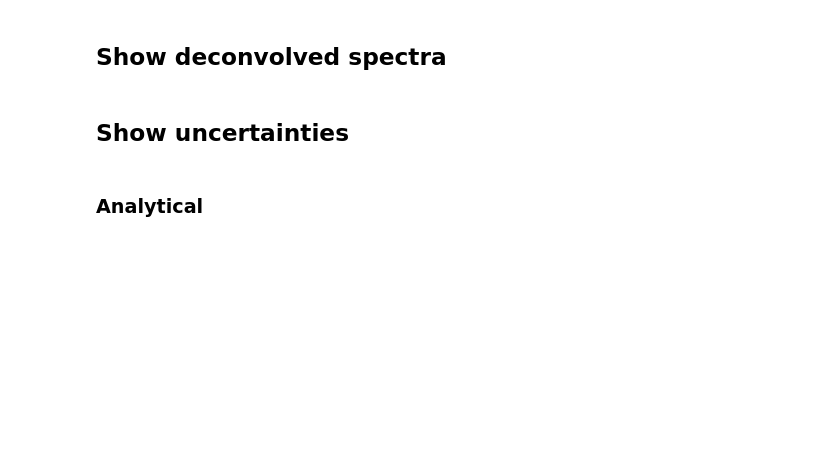
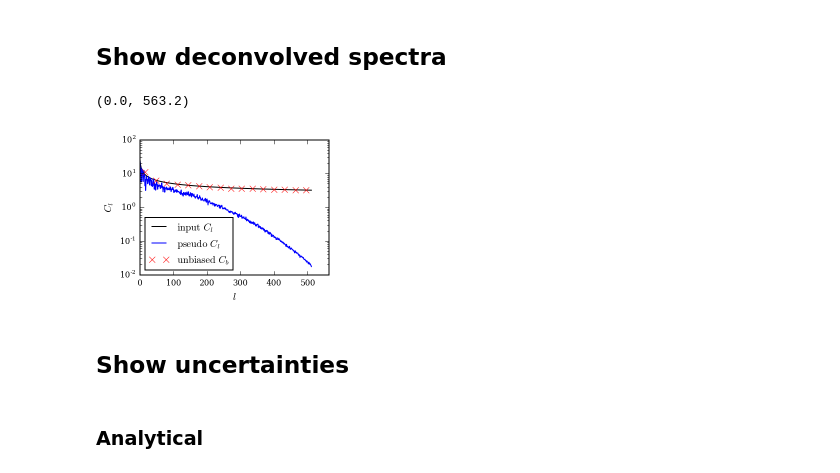
Before and after one commit to DanielLenz/powerspectrum_master, a Jupyter notebook: notebooks/illustrate_steps.ipynb, the cells around one changed output. Drawn from its saved outputs; the diff is of its cells as text; code cells hidden in the pictures; blank space fills up the shorter version.

```diff
--- a/notebooks/illustrate_steps.ipynb
+++ b/notebooks/illustrate_steps.ipynb
@@ -144,18 +145,24 @@ pl.savefig('../images/M_l1l2.pdf', dpi=300, transparent=True)
 # %% [markdown]
 ## Show deconvolved spectra
 # %%
-fig = pl.figure(figsize=(7., 2.5))
+fig = pl.figure(figsize=(3.5, 2.5))
 ax = fig.add_axes((0.2, 0.2, 0.75, 0.75))
 
-ax.plot(ls, cl_in, label='input', c='k')
-ax.plot(ls, pse.cl_conv, label='conv', c='b')
+ax.plot(ls, cl_in, label=r'$\mathrm{input}\ C_l$', c='k')
+ax.plot(ls, pse.cl_conv, label=r'$\mathrm{pseudo}\ C_l$', c='b')
 # ax.plot(pse.ls, pse.cl_deconv, label='deconv', drawstyle='steps-mid')
-ax.plot(pse.bin_centres, pse.cl_deconv_b, label='bin', drawstyle='steps-mid', linestyle='None', marker='x', c='r')
+ax.plot(pse.bin_centres, pse.cl_deconv_b, label=r'$\mathrm{unbiased}\ C_b $', drawstyle='steps-mid', linestyle='None', marker='x', c='r')
 ax.legend(loc='best')
 ax.set_yscale('log')
 ax.set_xlabel(r'$l$')
 ax.set_ylabel(r'$C_l$')
+ax.set_xlim([0., 1.1*LMAX])
 # ax.set_ylim([1.e-1, 1.e1])
+
+# pl.savefig('../images/deconv_comp_in_out.pdf', dpi=300, transparent=True)
+# %% [output]
+(0.0, 563.2)
+[figure, added]
 # %% [markdown]
 ## Show uncertainties
 # %%
```
Also changed, not shown: parts of 11 cells of this notebook, 8 other files.
